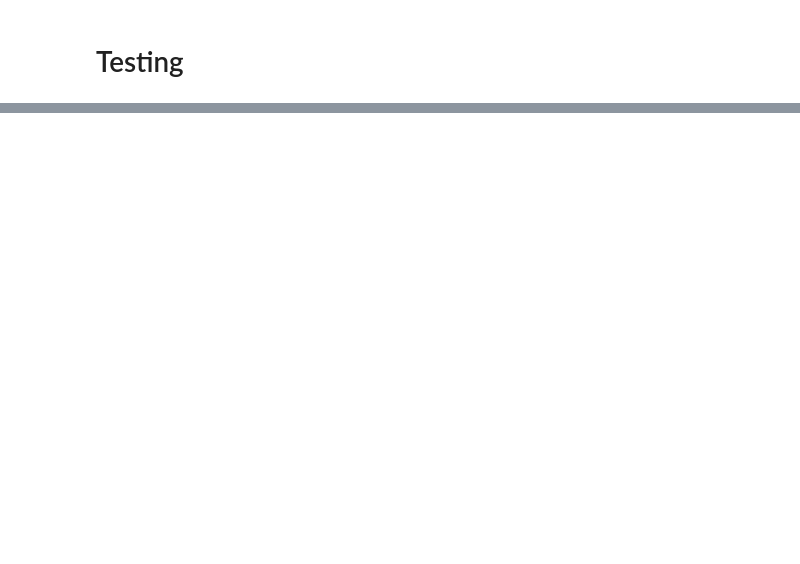
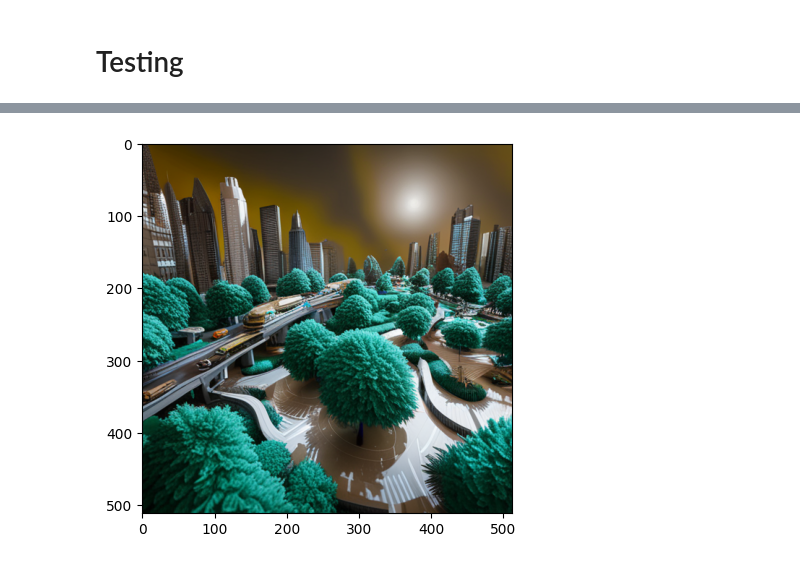
Before and after one commit to roydendsouza31/AI-Generated-Images-vs-Real-Images, a Jupyter notebook: main.ipynb, the cells around one changed output, grey strips where cells are left out. Saved outputs shown, nothing was run; the diff lists cells and outputs as text; code cells hidden in the pictures; blank space fills up the shorter version.

```diff
--- a/main.ipynb
+++ b/main.ipynb
@@ -401,0 +468,4 @@ The given image is Real.
+# %%
+path_img = '/content/testing/ai3.png'
+find_out(path_img)
+# %% [output]
@@ -401,0 +474 @@ The given image is Real.
+[figure, added]
```
Also changed, not shown: parts of 25 cells of this notebook.
